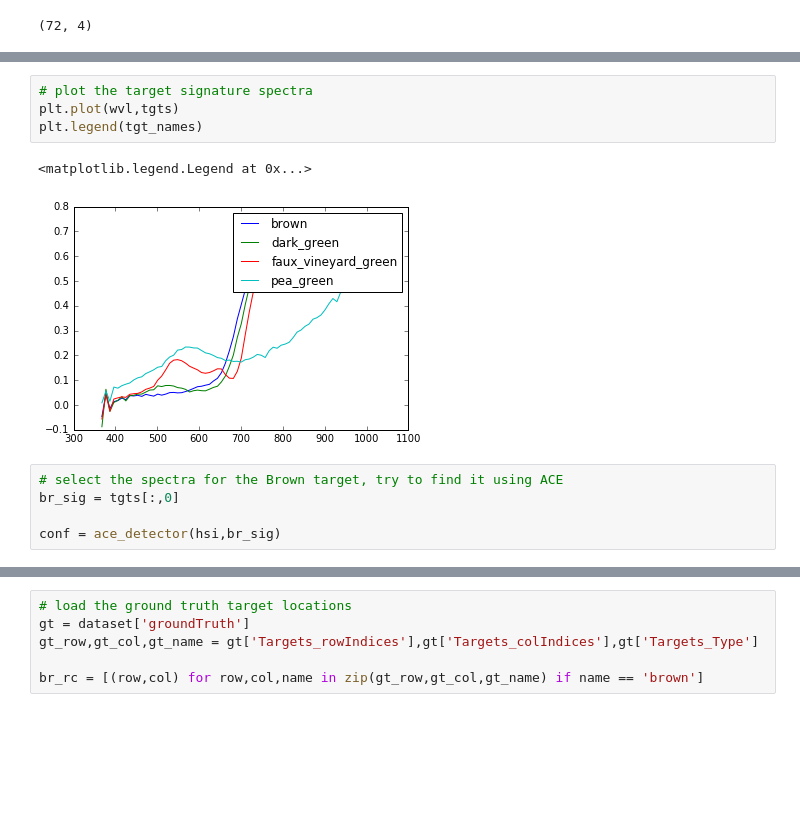
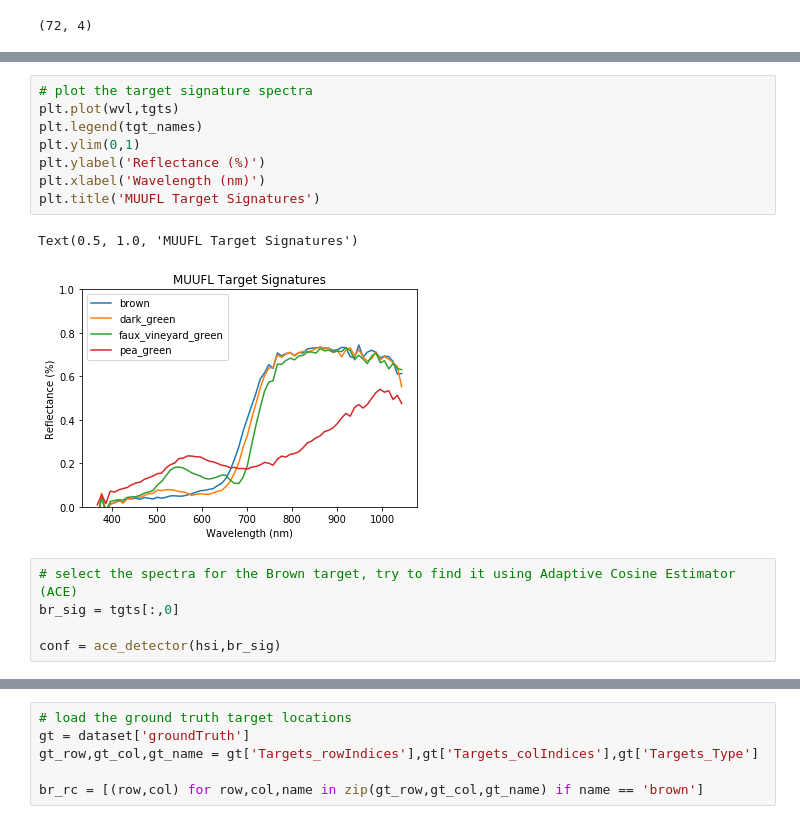
Before and after one commit to GatorSense/HyperspectralAnalysisIntroduction, a Jupyter notebook: 3. Target Detection.ipynb, the cells around one changed output, grey strips where cells are left out. Saved outputs shown, nothing was run; the diff lists cells and outputs as text; blank space fills up the shorter version.

```diff
--- a/3. Target Detection.ipynb
+++ b/3. Target Detection.ipynb
@@ -97,12 +100,16 @@ array(['brown', 'dark_green', 'faux_vineyard_green', 'pea_green'], dtype=object)
 # %%
 # plot the target signature spectra
 plt.plot(wvl,tgts)
 plt.legend(tgt_names)
+plt.ylim(0,1)
+plt.ylabel('Reflectance (%)')
+plt.xlabel('Wavelength (nm)')
+plt.title('MUUFL Target Signatures')
 # %% [output]
-<matplotlib.legend.Legend at 0x...>
+Text(0.5, 1.0, 'MUUFL Target Signatures')
-[figure, old version]
+[figure, new version]
 # %%
-# select the spectra for the Brown target, try to find it using ACE
+# select the spectra for the Brown target, try to find it using Adaptive Cosine Estimator (ACE)
 br_sig = tgts[:,0]
 
 conf = ace_detector(hsi,br_sig)
```
Also changed, not shown: parts of 8 cells of this notebook.
